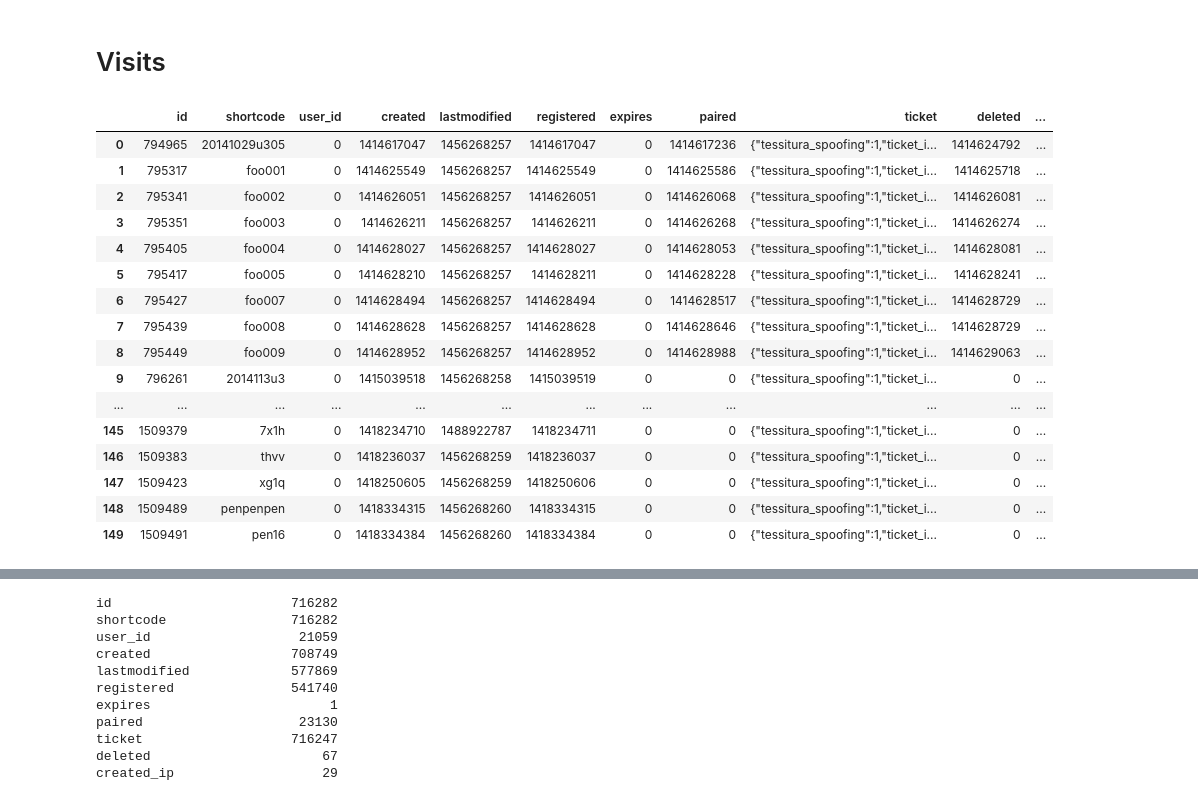
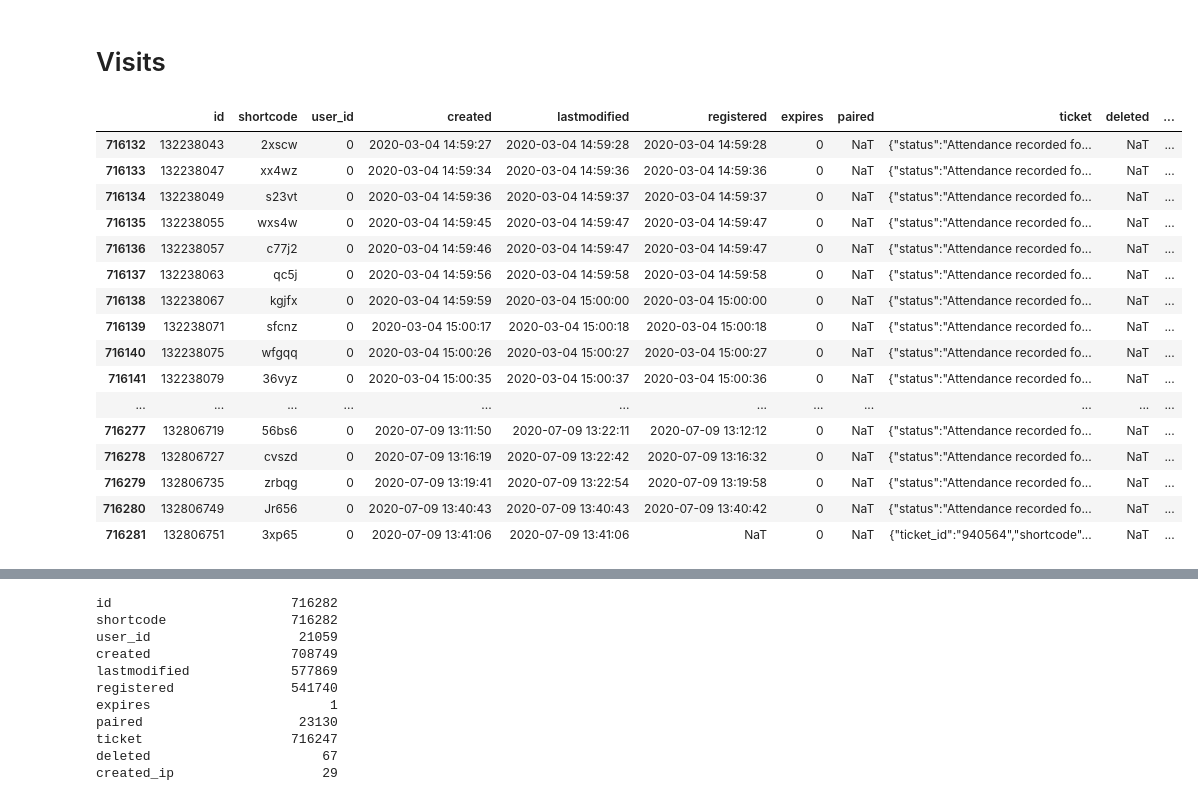
Before and after one commit to ShirinStar/Pen_Data_Dictionary, a Jupyter notebook: data/collection_visits_db.ipynb, the cells around one changed output, grey strips where cells are left out. Saved outputs shown, nothing was run; the diff lists cells and outputs as text; code cells hidden in the pictures.

```diff
--- a/data/collection_visits_db.ipynb
+++ b/data/collection_visits_db.ipynb
@@ -457,22 +466,22 @@ projectsStats.sample()
 # %% [markdown]
 # Visits
 # %%
-visits.head(150)
+visits.tail(150)
 # %% [output]
 |  | id | shortcode | user_id | created | lastmodified | registered | expires | paired | ticket | deleted | ... |
-| 0 | 794965 | 20141029u305 | 0 | 1414617047 | 1456268257 | 1414617047 | 0 | 1414617236 | {"tessitura_spoofing":1,"ticket_i... | 1414624792 | ... |
-| 1 | 795317 | foo001 | 0 | 1414625549 | 1456268257 | 1414625549 | 0 | 1414625586 | {"tessitura_spoofing":1,"ticket_i... | 1414625718 | ... |
-| 2 | 795341 | foo002 | 0 | 1414626051 | 1456268257 | 1414626051 | 0 | 1414626068 | {"tessitura_spoofing":1,"ticket_i... | 1414626081 | ... |
-| 3 | 795351 | foo003 | 0 | 1414626211 | 1456268257 | 1414626211 | 0 | 1414626268 | {"tessitura_spoofing":1,"ticket_i... | 1414626274 | ... |
-| 4 | 795405 | foo004 | 0 | 1414628027 | 1456268257 | 1414628027 | 0 | 1414628053 | {"tessitura_spoofing":1,"ticket_i... | 1414628081 | ... |
-| 5 | 795417 | foo005 | 0 | 1414628210 | 1456268257 | 1414628211 | 0 | 1414628228 | {"tessitura_spoofing":1,"ticket_i... | 1414628241 | ... |
-| 6 | 795427 | foo007 | 0 | 1414628494 | 1456268257 | 1414628494 | 0 | 1414628517 | {"tessitura_spoofing":1,"ticket_i... | 1414628729 | ... |
-| 7 | 795439 | foo008 | 0 | 1414628628 | 1456268257 | 1414628628 | 0 | 1414628646 | {"tessitura_spoofing":1,"ticket_i... | 1414628729 | ... |
-| 8 | 795449 | foo009 | 0 | 1414628952 | 1456268257 | 1414628952 | 0 | 1414628988 | {"tessitura_spoofing":1,"ticket_i... | 1414629063 | ... |
-| 9 | 796261 | 2014113u3 | 0 | 1415039518 | 1456268258 | 1415039519 | 0 | 0 | {"tessitura_spoofing":1,"ticket_i... | 0 | ... |
+| 716132 | 132238043 | 2xscw | 0 | 2020-03-04 14:59:27 | 2020-03-04 14:59:28 | 2020-03-04 14:59:28 | 0 | NaT | {"status":"Attendance recorded fo... | NaT | ... |
+| 716133 | 132238047 | xx4wz | 0 | 2020-03-04 14:59:34 | 2020-03-04 14:59:36 | 2020-03-04 14:59:36 | 0 | NaT | {"status":"Attendance recorded fo... | NaT | ... |
+| 716134 | 132238049 | s23vt | 0 | 2020-03-04 14:59:36 | 2020-03-04 14:59:37 | 2020-03-04 14:59:37 | 0 | NaT | {"status":"Attendance recorded fo... | NaT | ... |
+| 716135 | 132238055 | wxs4w | 0 | 2020-03-04 14:59:45 | 2020-03-04 14:59:47 | 2020-03-04 14:59:47 | 0 | NaT | {"status":"Attendance recorded fo... | NaT | ... |
+| 716136 | 132238057 | c77j2 | 0 | 2020-03-04 14:59:46 | 2020-03-04 14:59:47 | 2020-03-04 14:59:47 | 0 | NaT | {"status":"Attendance recorded fo... | NaT | ... |
+| 716137 | 132238063 | qc5j | 0 | 2020-03-04 14:59:56 | 2020-03-04 14:59:58 | 2020-03-04 14:59:58 | 0 | NaT | {"status":"Attendance recorded fo... | NaT | ... |
+| 716138 | 132238067 | kgjfx | 0 | 2020-03-04 14:59:59 | 2020-03-04 15:00:00 | 2020-03-04 15:00:00 | 0 | NaT | {"status":"Attendance recorded fo... | NaT | ... |
+| 716139 | 132238071 | sfcnz | 0 | 2020-03-04 15:00:17 | 2020-03-04 15:00:18 | 2020-03-04 15:00:18 | 0 | NaT | {"status":"Attendance recorded fo... | NaT | ... |
+| 716140 | 132238075 | wfgqq | 0 | 2020-03-04 15:00:26 | 2020-03-04 15:00:27 | 2020-03-04 15:00:27 | 0 | NaT | {"status":"Attendance recorded fo... | NaT | ... |
+| 716141 | 132238079 | 36vyz | 0 | 2020-03-04 15:00:35 | 2020-03-04 15:00:37 | 2020-03-04 15:00:36 | 0 | NaT | {"status":"Attendance recorded fo... | NaT | ... |
 | ... | ... | ... | ... | ... | ... | ... | ... | ... | ... | ... | ... |
-| 145 | 1509379 | 7x1h | 0 | 1418234710 | 1488922787 | 1418234711 | 0 | 0 | {"tessitura_spoofing":1,"ticket_i... | 0 | ... |
-| 146 | 1509383 | thvv | 0 | 1418236037 | 1456268259 | 1418236037 | 0 | 0 | {"tessitura_spoofing":1,"ticket_i... | 0 | ... |
-| 147 | 1509423 | xg1q | 0 | 1418250605 | 1456268259 | 1418250606 | 0 | 0 | {"tessitura_spoofing":1,"ticket_i... | 0 | ... |
-| 148 | 1509489 | penpenpen | 0 | 1418334315 | 1456268260 | 1418334315 | 0 | 0 | {"tessitura_spoofing":1,"ticket_i... | 0 | ... |
-| 149 | 1509491 | pen16 | 0 | 1418334384 | 1456268260 | 1418334384 | 0 | 0 | {"tessitura_spoofing":1,"ticket_i... | 0 | ... |
+| 716277 | 132806719 | 56bs6 | 0 | 2020-07-09 13:11:50 | 2020-07-09 13:22:11 | 2020-07-09 13:12:12 | 0 | NaT | {"status":"Attendance recorded fo... | NaT | ... |
+| 716278 | 132806727 | cvszd | 0 | 2020-07-09 13:16:19 | 2020-07-09 13:22:42 | 2020-07-09 13:16:32 | 0 | NaT | {"status":"Attendance recorded fo... | NaT | ... |
+| 716279 | 132806735 | zrbqg | 0 | 2020-07-09 13:19:41 | 2020-07-09 13:22:54 | 2020-07-09 13:19:58 | 0 | NaT | {"status":"Attendance recorded fo... | NaT | ... |
+| 716280 | 132806749 | Jr656 | 0 | 2020-07-09 13:40:43 | 2020-07-09 13:40:43 | 2020-07-09 13:40:42 | 0 | NaT | {"status":"Attendance recorded fo... | NaT | ... |
+| 716281 | 132806751 | 3xp65 | 0 | 2020-07-09 13:41:06 | 2020-07-09 13:41:06 | NaT | 0 | NaT | {"ticket_id":"940564","shortcode"... | NaT | ... |
```
Also changed, not shown: parts of 24 cells of this notebook, 2 other files.
